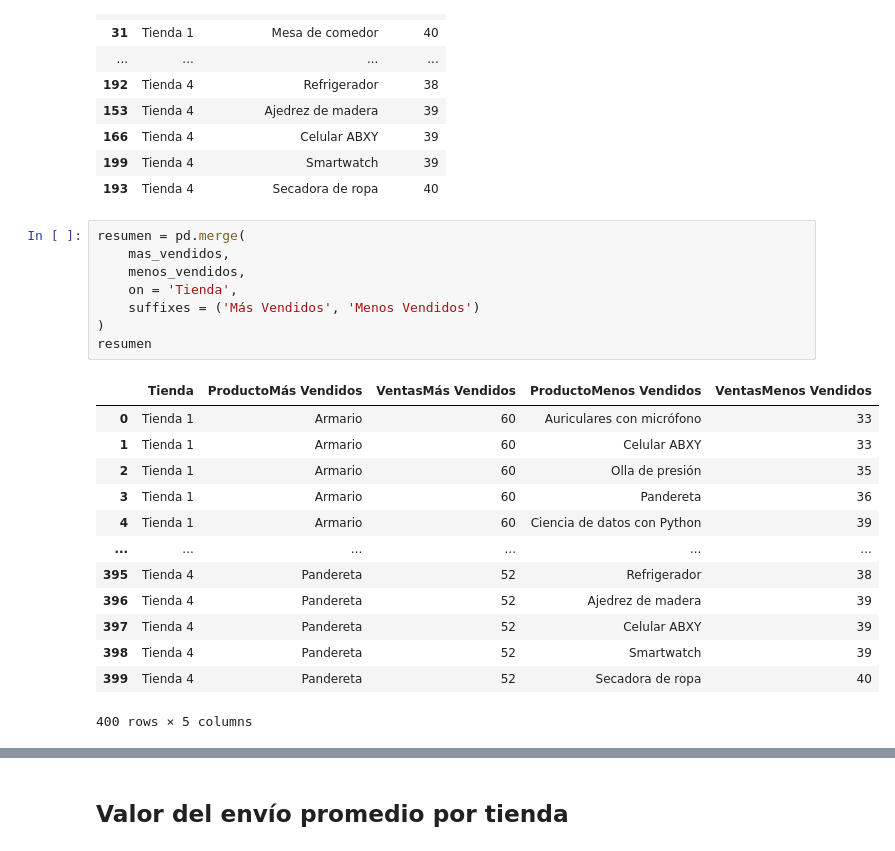
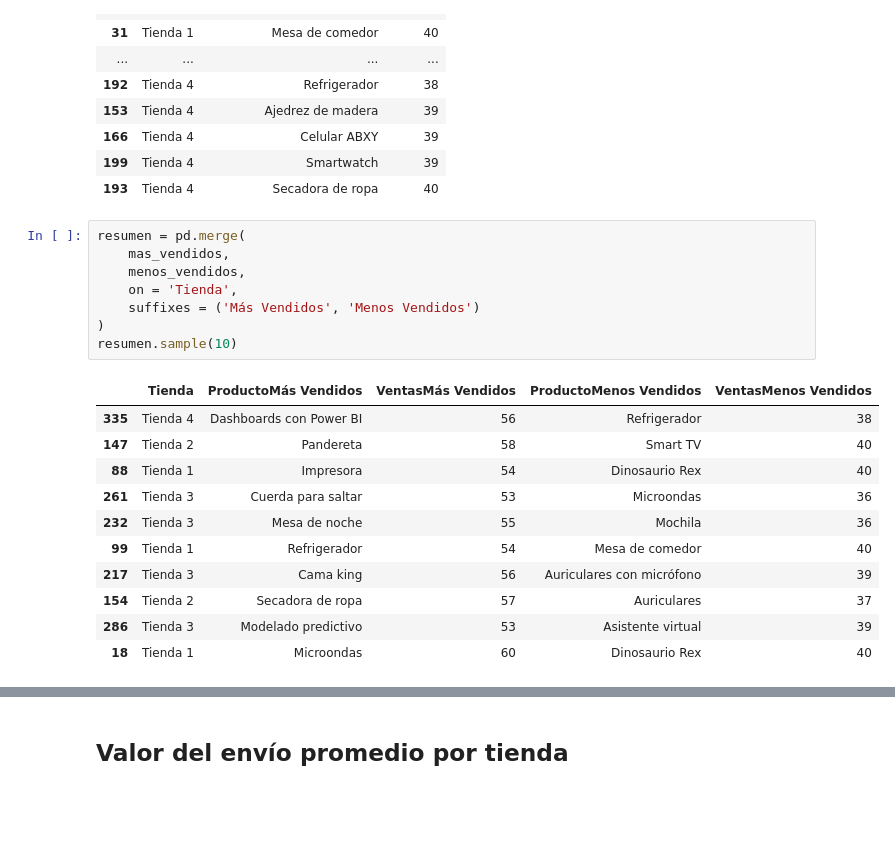
Before and after one commit to AndreaCisneros/challenge-alura-store, a Jupyter notebook: Alura-store.ipynb, the cells around one changed output, grey strips where cells are left out. Cells and saved outputs as stored; diff of their text form; blank space fills up the shorter version.

```diff
--- a/Alura-store.ipynb
+++ b/Alura-store.ipynb
@@ -296,25 +349,23 @@ menos_vendidos
 # %%
 resumen = pd.merge(
     mas_vendidos,
     menos_vendidos,
     on = 'Tienda',
     suffixes = ('Más Vendidos', 'Menos Vendidos')
 )
-resumen
+resumen.sample(10)
 # %% [output]
 |  | Tienda | ProductoMás Vendidos | VentasMás Vendidos | ProductoMenos Vendidos | VentasMenos Vendidos |
-| 0 | Tienda 1 | Armario | 60 | Auriculares con micrófono | 33 |
-| 1 | Tienda 1 | Armario | 60 | Celular ABXY | 33 |
-| 2 | Tienda 1 | Armario | 60 | Olla de presión | 35 |
-| 3 | Tienda 1 | Armario | 60 | Pandereta | 36 |
-| 4 | Tienda 1 | Armario | 60 | Ciencia de datos con Python | 39 |
-| ... | ... | ... | ... | ... | ... |
-| 395 | Tienda 4 | Pandereta | 52 | Refrigerador | 38 |
-| 396 | Tienda 4 | Pandereta | 52 | Ajedrez de madera | 39 |
-| 397 | Tienda 4 | Pandereta | 52 | Celular ABXY | 39 |
-| 398 | Tienda 4 | Pandereta | 52 | Smartwatch | 39 |
-| 399 | Tienda 4 | Pandereta | 52 | Secadora de ropa | 40 |
+| 335 | Tienda 4 | Dashboards con Power BI | 56 | Refrigerador | 38 |
+| 147 | Tienda 2 | Pandereta | 58 | Smart TV | 40 |
+| 88 | Tienda 1 | Impresora | 54 | Dinosaurio Rex | 40 |
+| 261 | Tienda 3 | Cuerda para saltar | 53 | Microondas | 36 |
+| 232 | Tienda 3 | Mesa de noche | 55 | Mochila | 36 |
+| 99 | Tienda 1 | Refrigerador | 54 | Mesa de comedor | 40 |
+| 217 | Tienda 3 | Cama king | 56 | Auriculares con micrófono | 39 |
+| 154 | Tienda 2 | Secadora de ropa | 57 | Auriculares | 37 |
+| 286 | Tienda 3 | Modelado predictivo | 53 | Asistente virtual | 39 |
+| 18 | Tienda 1 | Microondas | 60 | Dinosaurio Rex | 40 |
-400 rows × 5 columns
 # %%
 #Top 5 productos más vendidos por tienda
 top5 = (
```
Also changed, not shown: parts of 20 cells of this notebook, 17 other files.
